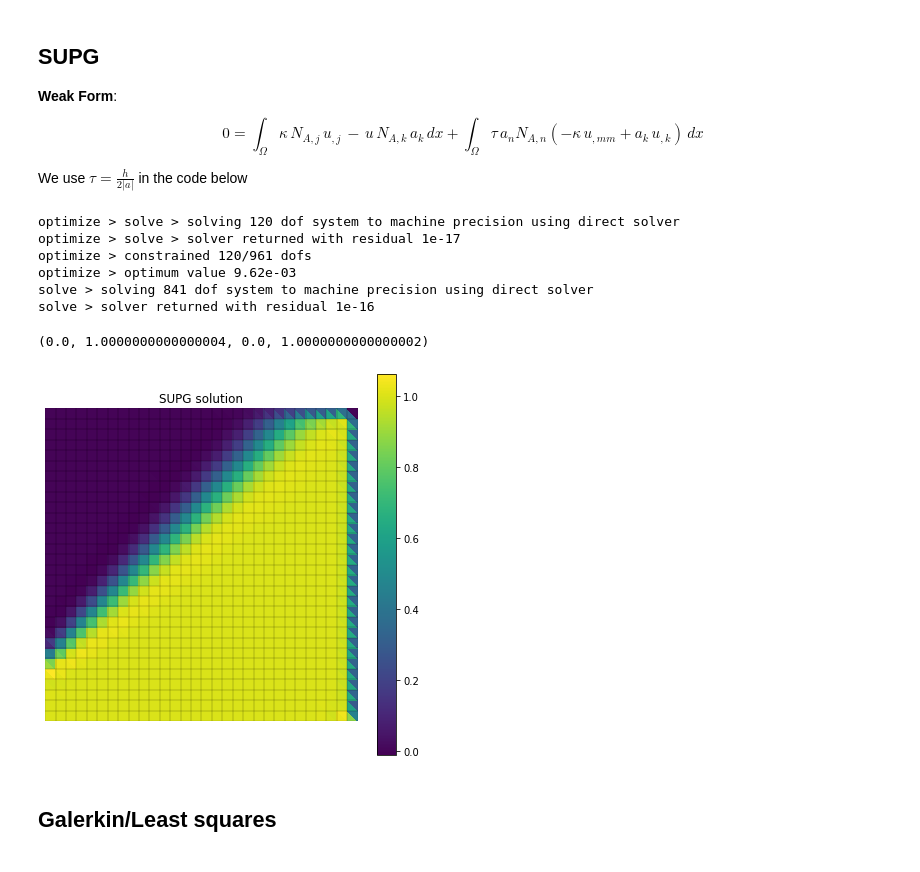
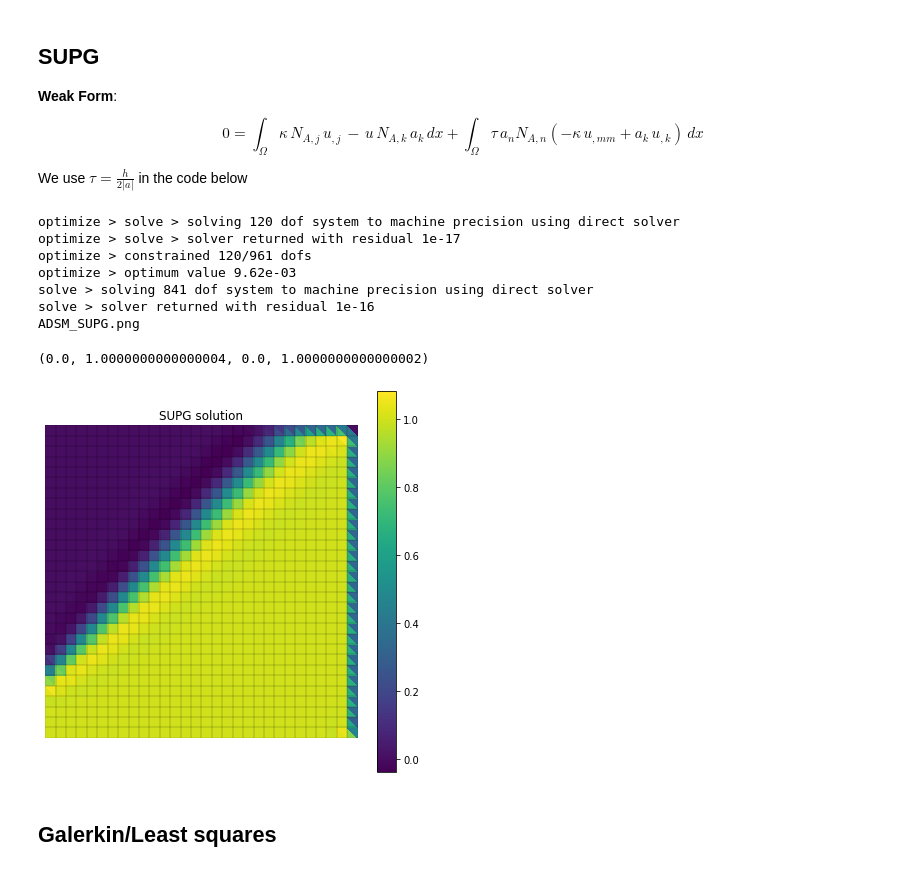
Before and after one commit to fabaidoo/AdvectionDominatedSkewMesh, a Jupyter notebook: AdvectionDominatedSkewMesh.ipynb, the cells around one changed output. Drawn from its saved outputs; the diff is of its cells as text; code cells hidden in the pictures.

```diff
--- a/AdvectionDominatedSkewMesh.ipynb
+++ b/AdvectionDominatedSkewMesh.ipynb
@@ -96,7 +98,7 @@ topo, geom =  ntl.mesh.unitsquare(nelems, etype) #rectilinear([np.linspace(0,1,
 ns = ntl.function.Namespace()
 ns.x = geom
 ns.a= np.array([np.cos(theta), np.sin(theta)])
-ns.kappa = 1e-3
+ns.kappa = 1e-6
 ns.basis = topo.basis('lagrange', degree = degree)
 ns.u = 'basis_i ?dofs_i'
 
@@ -114,34 +116,35 @@ sqr += topo.boundary['top'].integral( '(u - 0)^2 d:x' @ ns, degree = degree*2 )
 cons = ntl.solver.optimize('dofs', sqr, droptol=1e-15) #this applies the boundary condition to u
 
 #residual
 res = topo.integral( '(kappa basis_i,j u_,j  - u basis_i,n a_n) d:x' @ ns, degree = degree * 2)
 res += topo.integral( 'tau a_k basis_i,k (-kappa u_,jj + a_n u_,n)  d:x' @ ns, degree = degree * 2)
 
 lhs = ntl.solver.solve_linear('dofs', res, constrain= cons)
 
 bezier = topo.sample('bezier', 2)
 x = bezier.eval('x_i' @ ns)
 u = bezier.eval('u' @ ns, dofs = lhs)
 
 #ntl.export.triplot('ADSM_SUPG.png', x, u, tri=bezier.tri, hull=bezier.hull)
 fig = plt.figure(figsize= (7, 7))
 ax = fig.add_subplot(111, aspect= 'equal')
 im = ax.tripcolor(x[:,0], x[:, 1], bezier.tri, u)
 fig.colorbar(im)
 ax.autoscale(enable= True, axis = 'both', tight = 'True')
 ax.set_title('SUPG solution')
 ax.add_collection(collections.LineCollection(x[bezier.hull], colors='k', linewidths= .1))
 plt.axis('off')
 #'''
 # %% [output]
 optimize > solve > solving 120 dof system to machine precision using direct solver
 optimize > solve > solver returned with residual 1e-17
 optimize > constrained 120/961 dofs
 optimize > optimum value 9.62e-03
 solve > solving 841 dof system to machine precision using direct solver
 solve > solver returned with residual 1e-16
+ADSM_SUPG.png
 (0.0, 1.0000000000000004, 0.0, 1.0000000000000002)
-[figure, old version]
+[figure, new version]
 # %% [markdown]
 ## Galerkin/Least squares
 # %% [markdown]
```
Also changed, not shown: parts of 3 cells of this notebook, 3 other files.
